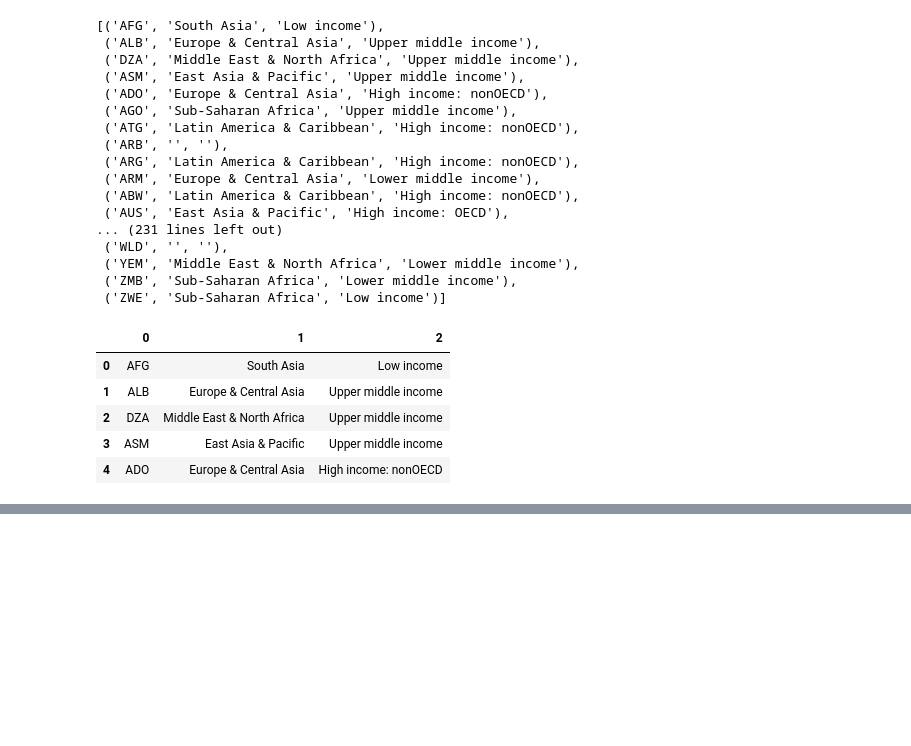
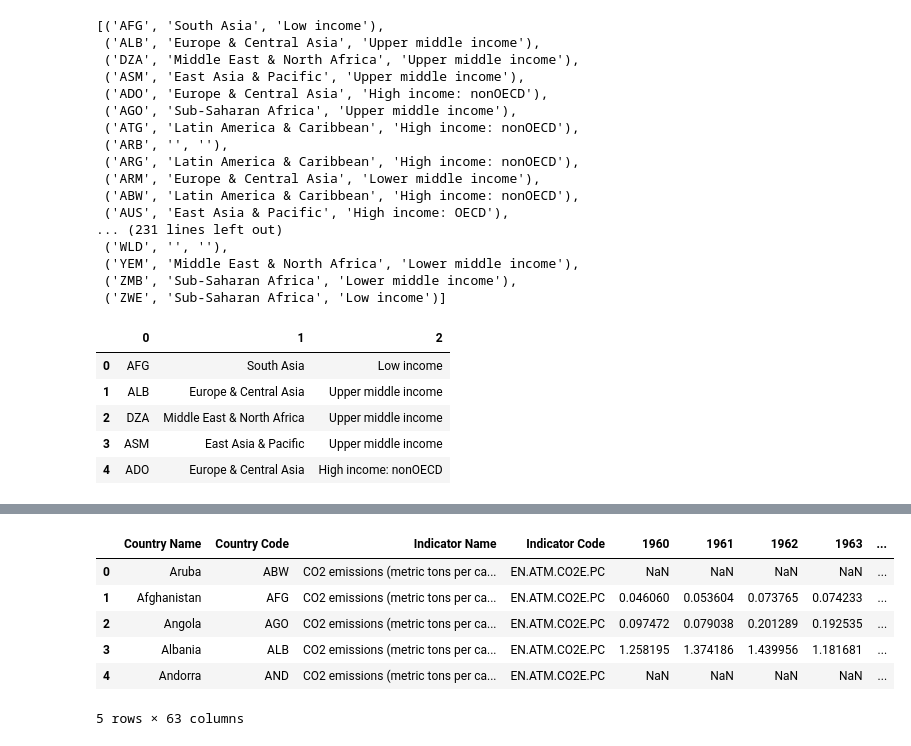
Before and after one commit to nikki-wolf/ETL_project, a Jupyter notebook: Notebooks/.ipynb, the cells around one changed output, grey strips where cells are left out. Cells and saved outputs as stored; diff of their text form; code cells hidden in the pictures; blank space fills up the shorter version.

```diff
--- a/Notebooks/.ipynb
+++ b/Notebooks/.ipynb
@@ -163,0 +179,12 @@ new_series_columns_df.head()
+# %%
+# Dropping columns
+new_table_df = second_data_df.drop(columns=['Unnamed: 63'])
+new_table_df.head()
+# %% [output]
+|  | Country Name | Country Code | Indicator Name | Indicator Code | 1960 | 1961 | 1962 | 1963 | ... |
+| 0 | Aruba | ABW | CO2 emissions (metric tons per ca... | EN.ATM.CO2E.PC | NaN | NaN | NaN | NaN | ... |
+| 1 | Afghanistan | AFG | CO2 emissions (metric tons per ca... | EN.ATM.CO2E.PC | 0.046060 | 0.053604 | 0.073765 | 0.074233 | ... |
+| 2 | Angola | AGO | CO2 emissions (metric tons per ca... | EN.ATM.CO2E.PC | 0.097472 | 0.079038 | 0.201289 | 0.192535 | ... |
+| 3 | Albania | ALB | CO2 emissions (metric tons per ca... | EN.ATM.CO2E.PC | 1.258195 | 1.374186 | 1.439956 | 1.181681 | ... |
+| 4 | Andorra | AND | CO2 emissions (metric tons per ca... | EN.ATM.CO2E.PC | NaN | NaN | NaN | NaN | ... |
+5 rows × 63 columns
```
Also changed, not shown: parts of 5 cells of this notebook, 2 other files.
